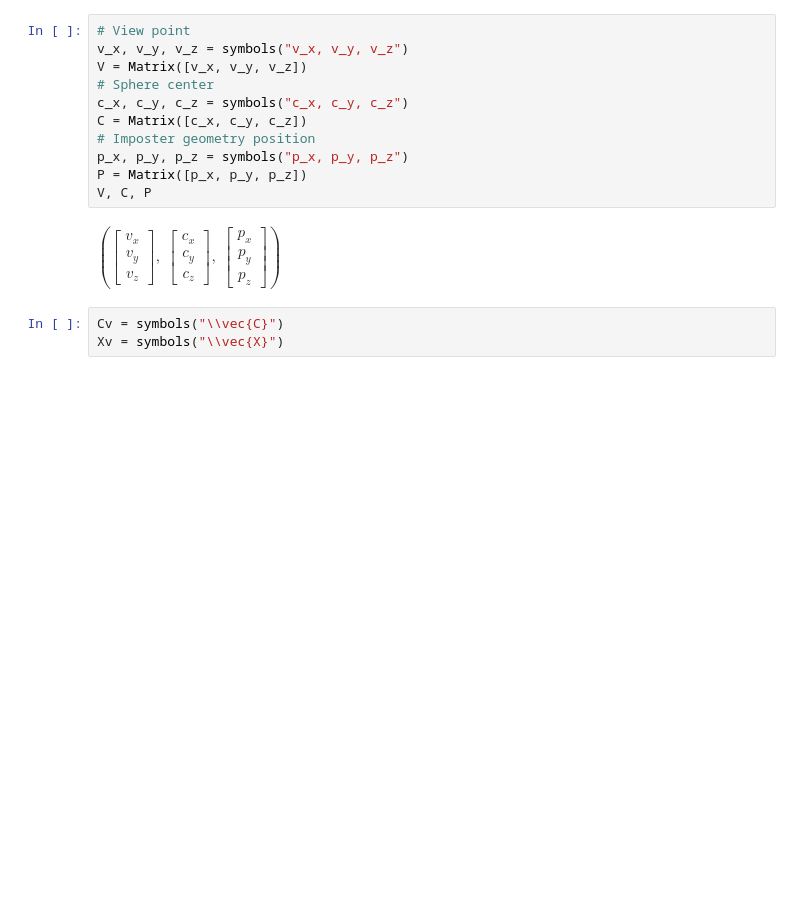
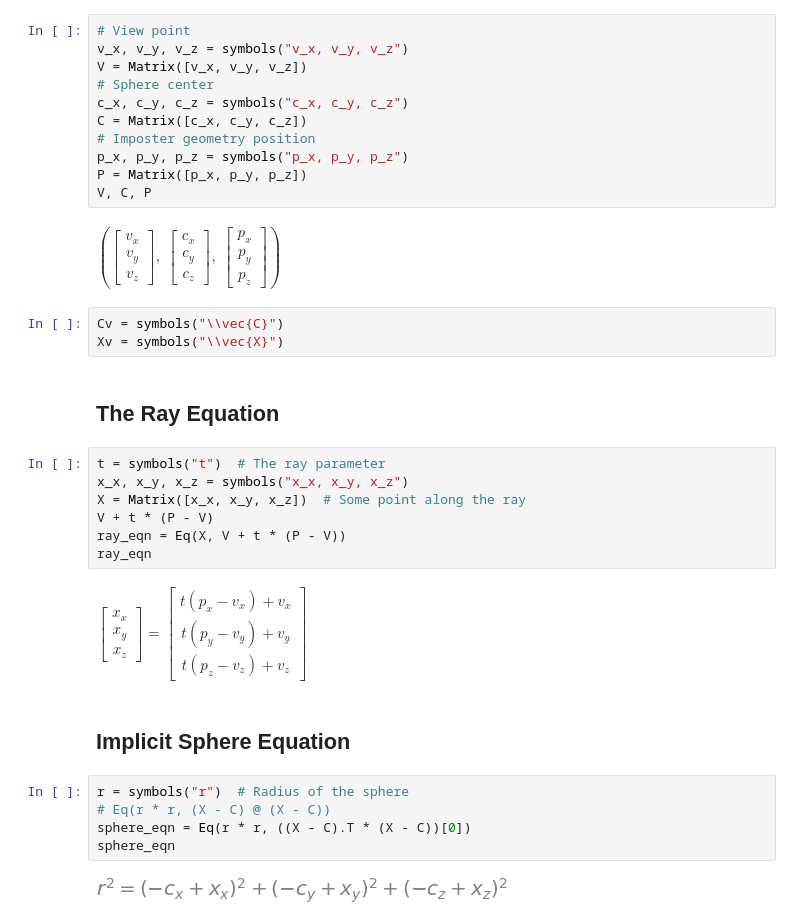
Before and after one commit to cmbruns/jupyter_notebooks, a Jupyter notebook: sphere_ray.ipynb, the cells around one changed output. Cells and saved outputs as stored; diff of their text form; blank space fills up the shorter version.

Commit message:
Derive sphere equation.

```diff
--- a/sphere_ray.ipynb
+++ b/sphere_ray.ipynb
@@ -68,3 +68,23 @@ $\displaystyle \left( \left[\begin{matrix}v_{x}\\v_{y}\\v_{z}\end{matrix}\right]
 # %%
 Cv = symbols("\\vec{C}")
 Xv = symbols("\\vec{X}")
+# %% [markdown]
+## The Ray Equation
+# %%
+t = symbols("t")  # The ray parameter
+x_x, x_y, x_z = symbols("x_x, x_y, x_z")
+X = Matrix([x_x, x_y, x_z])  # Some point along the ray
+V + t * (P - V)
+ray_eqn = Eq(X, V + t * (P - V))
+ray_eqn
+# %% [output]
+$\displaystyle \left[\begin{matrix}x_{x}\\x_{y}\\x_{z}\end{matrix}\right] = \left[\begin{matrix}t \left(p_{x} - v_{x}\right) + v_{x}\\t \left(p_{y} - v_{y}\right) + v_{y}\\t \left(p_{z} - v_{z}\right) + v_{z}\end{matrix}\right]$
+# %% [markdown]
+## Implicit Sphere Equation
+# %%
+r = symbols("r")  # Radius of the sphere
+# Eq(r * r, (X - C) @ (X - C))
+sphere_eqn = Eq(r * r, ((X - C).T * (X - C))[0])
+sphere_eqn
+# %% [output]
+[figure, added]
```
Also changed, not shown: parts of 5 cells of this notebook.
